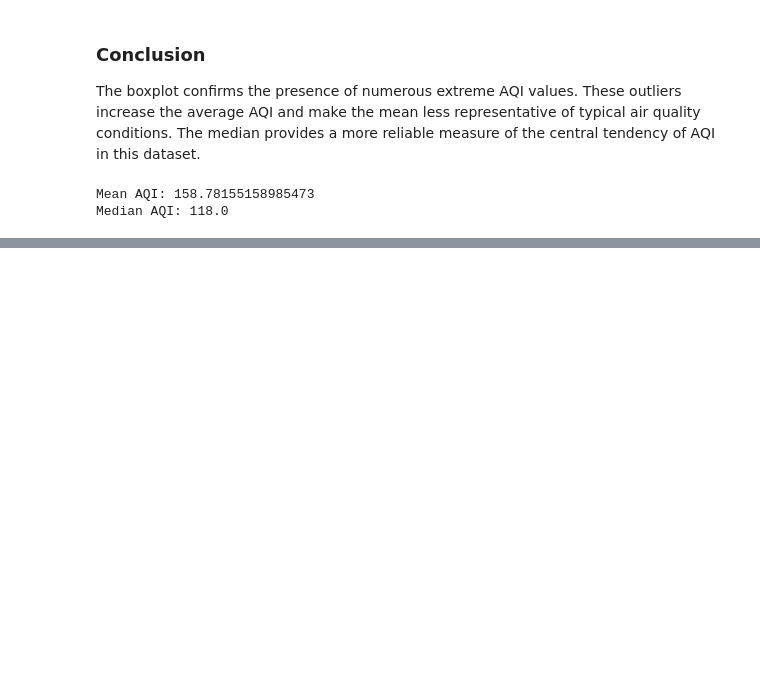
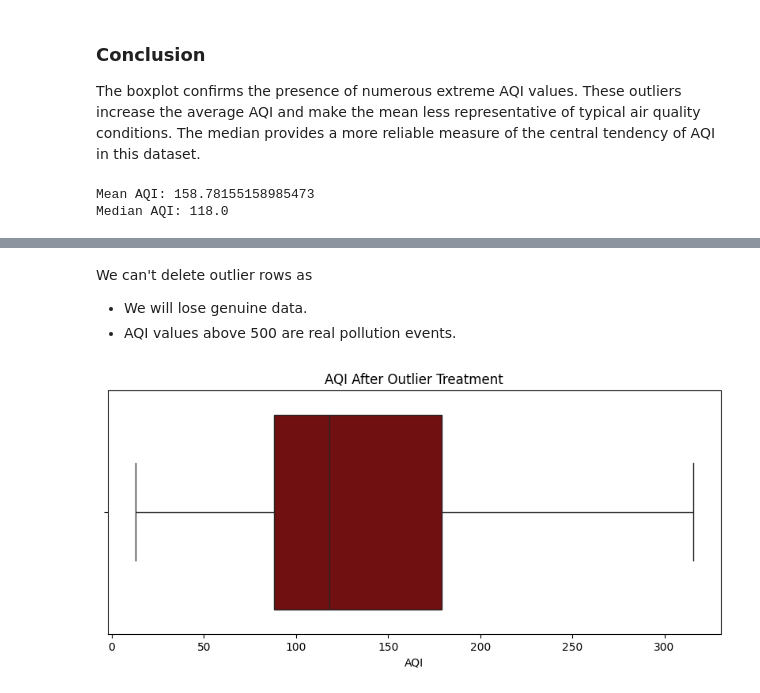
Before and after one commit to an2sh4a/ML-Lab-2547262, a Jupyter notebook: Lab-1/lab-1.ipynb, the cells around one changed output, grey strips where cells are left out. Saved outputs shown, nothing was run; the diff lists cells and outputs as text; code cells hidden in the pictures; blank space fills up the shorter version.

```diff
--- a/Lab-1/lab-1.ipynb
+++ b/Lab-1/lab-1.ipynb
@@ -487,0 +490,10 @@ Median AQI: 118.0
+# %%
+Q1 = city['AQI'].quantile(0.25)
+
+Q3 = city['AQI'].quantile(0.75)
+
+IQR = Q3 - Q1
+
+print("Q1:", Q1)
+print("Q3:", Q3)
+print("IQR:", IQR)
@@ -487,0 +504,6 @@ Median AQI: 118.0
+# %%
+lower_bound = Q1 - (1.5 * IQR)
+upper_bound = Q3 + (1.5 * IQR)
+
+print("Lower Bound:", lower_bound)
+print("Upper Bound:", upper_bound)
@@ -487,0 +547,20 @@ Median AQI: 118.0
+# %%
+city['AQI_Clean'] = city['AQI'].clip(
+    lower=lower_bound,
+    upper=upper_bound
+)
+# %% [markdown]
+We can't delete outlier rows as
+- We will lose genuine data.
+- AQI values above 500 are real pollution events.
+# %%
+plt.figure(figsize=(10,4))
+sns.boxplot(
+    x=city['AQI_Clean'],
+    color='maroon'
+)
+plt.title("AQI After Outlier Treatment")
+plt.xlabel("AQI")
+plt.show()
+# %% [output]
+[figure, added]
```
Also changed, not shown: parts of 10 cells of this notebook.
